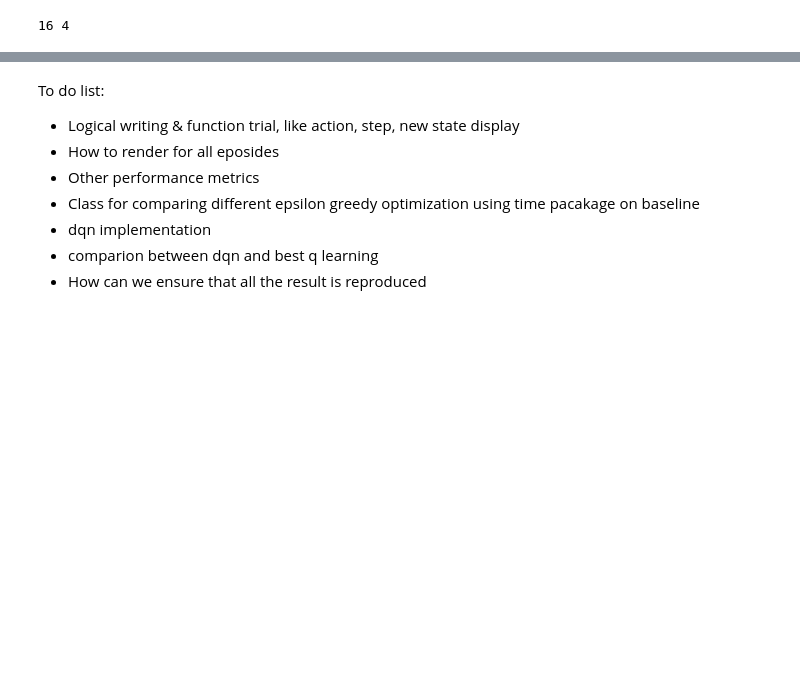
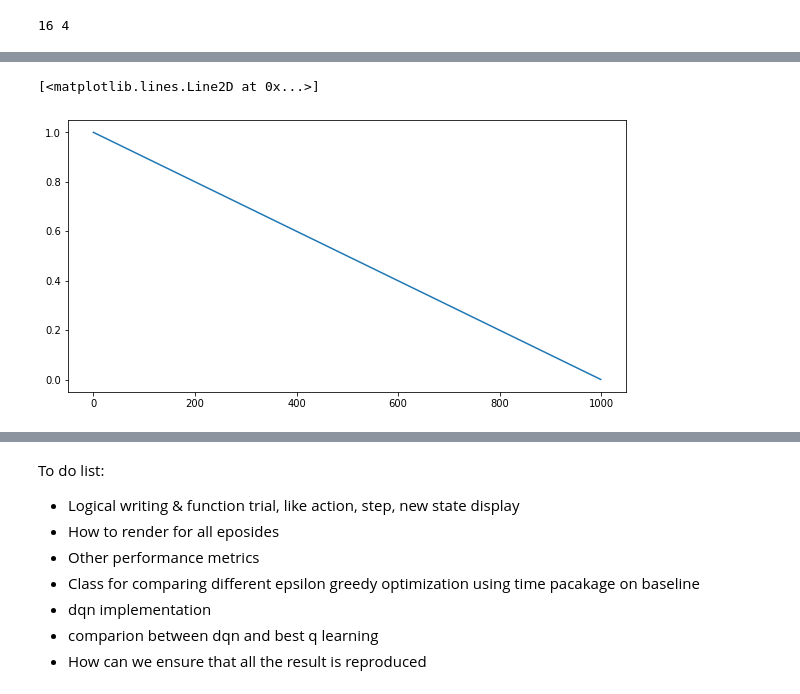
Before and after one commit to yanmingl/RL-Frozen-Leak, a Jupyter notebook: Frozen_Lake.ipynb, the cells around one changed output, grey strips where cells are left out. Drawn from its saved outputs; the diff is of its cells as text; code cells hidden in the pictures; blank space fills up the shorter version.

```diff
--- a/Frozen_Lake.ipynb
+++ b/Frozen_Lake.ipynb
@@ -115,0 +135,44 @@ print(result)
+# %%
+# Initialize Q-table
+q = np.zeros((n_ob, n_act))
+
+# Parameters
+n_eps = 1000
+alpha = .5
+lambda_ = .9
+result_arr_2 = []
+
+epsilon = 1
+epsilon_decay = 0.001
+epsilon_array = []
+
+# Training - Update Q values
+for eps in range(n_eps):
+  s = env.reset()
+  done = False
+  result_arr_2.append(0)
+
+
+  while not done:
+
+    # Exploration and explioration tradeoff with a linear epislon
+    if np.random.random() < epsilon:
+      a = env.action_space.sample()
+    else:
+      a = np.argmax(q[s])
+
+    n_s, reward, done, info = env.step(a)
+    q[s, a] = q[s, a] + alpha * (reward + lambda_ * np.max(q[n_s, :]) - q[s, a])
+    s = n_s
+
+    if reward:
+      result_arr_2[-1] = reward
+      break
+
+  epsilon_array.append(epsilon)
+  epsilon = np.max(epsilon - epsilon_decay, 0)
+# %%
+plt.plot(epsilon_array)
+# %% [output]
+[<matplotlib.lines.Line2D at 0x...>]
+[figure, added]
```
Also changed, not shown: parts of 22 cells of this notebook.
